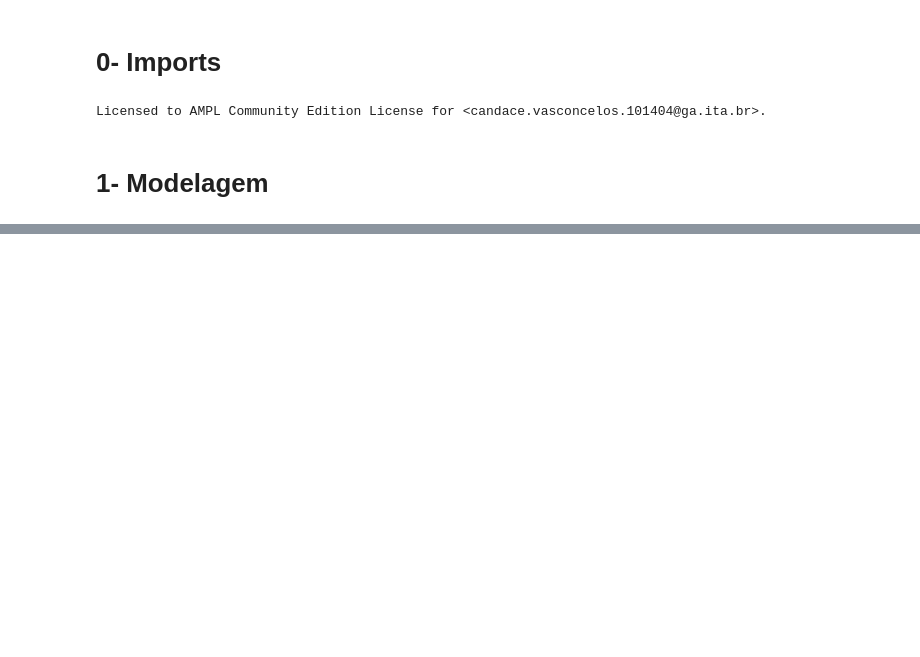
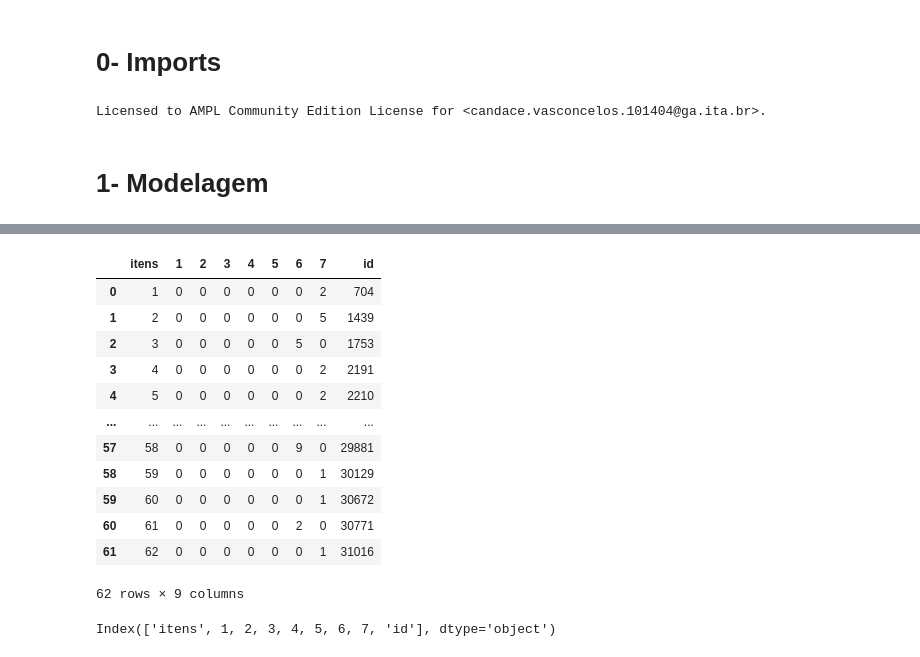
Before and after one commit to CandaPin/Resolucao_Problemas, a Jupyter notebook: 02-Notebook/02-cqavp-AMPL-Bin_packing.ipynb, the cells around one changed output, grey strips where cells are left out. Cells and saved outputs as stored; diff of their text form; code cells hidden in the pictures; blank space fills up the shorter version.

```diff
--- a/02-Notebook/02-cqavp-AMPL-Bin_packing.ipynb
+++ b/02-Notebook/02-cqavp-AMPL-Bin_packing.ipynb
@@ -92,0 +335,3 @@ x [*] :=
+# %%
+e_var = ampl.getVariable('e').getValues().toPandas()
+e_var
@@ -92,0 +353,3 @@ x [*] :=
+# %%
+e_var = e_var.reset_index()
+e_var
@@ -92,0 +370,2 @@ x [*] :=
+# %%
+e_var.columns = ['itens','caixa', 'quantidade']
@@ -92,0 +390,4 @@ x [*] :=
+# %%
+resultado = e_var.pivot(index='itens', columns='caixa', values='quantidade')
+
+resultado
@@ -92,0 +409,24 @@ x [*] :=
+# %%
+resultado = resultado.reset_index()
+resultado.columns.name = None
+resultado['id'] = ids
+
+resultado
+# %% [output]
+|  | itens | 1 | 2 | 3 | 4 | 5 | 6 | 7 | id |
+| 0 | 1 | 0 | 0 | 0 | 0 | 0 | 0 | 2 | 704 |
+| 1 | 2 | 0 | 0 | 0 | 0 | 0 | 0 | 5 | 1439 |
+| 2 | 3 | 0 | 0 | 0 | 0 | 0 | 5 | 0 | 1753 |
+| 3 | 4 | 0 | 0 | 0 | 0 | 0 | 0 | 2 | 2191 |
+| 4 | 5 | 0 | 0 | 0 | 0 | 0 | 0 | 2 | 2210 |
+| ... | ... | ... | ... | ... | ... | ... | ... | ... | ... |
+| 57 | 58 | 0 | 0 | 0 | 0 | 0 | 9 | 0 | 29881 |
+| 58 | 59 | 0 | 0 | 0 | 0 | 0 | 0 | 1 | 30129 |
+| 59 | 60 | 0 | 0 | 0 | 0 | 0 | 0 | 1 | 30672 |
+| 60 | 61 | 0 | 0 | 0 | 0 | 0 | 2 | 0 | 30771 |
+| 61 | 62 | 0 | 0 | 0 | 0 | 0 | 0 | 1 | 31016 |
+62 rows × 9 columns
+# %%
+resultado.columns
+# %% [output]
+Index(['itens', 1, 2, 3, 4, 5, 6, 7, 'id'], dtype='object')
```
Also changed, not shown: parts of 102 cells of this notebook, 3 other files.
